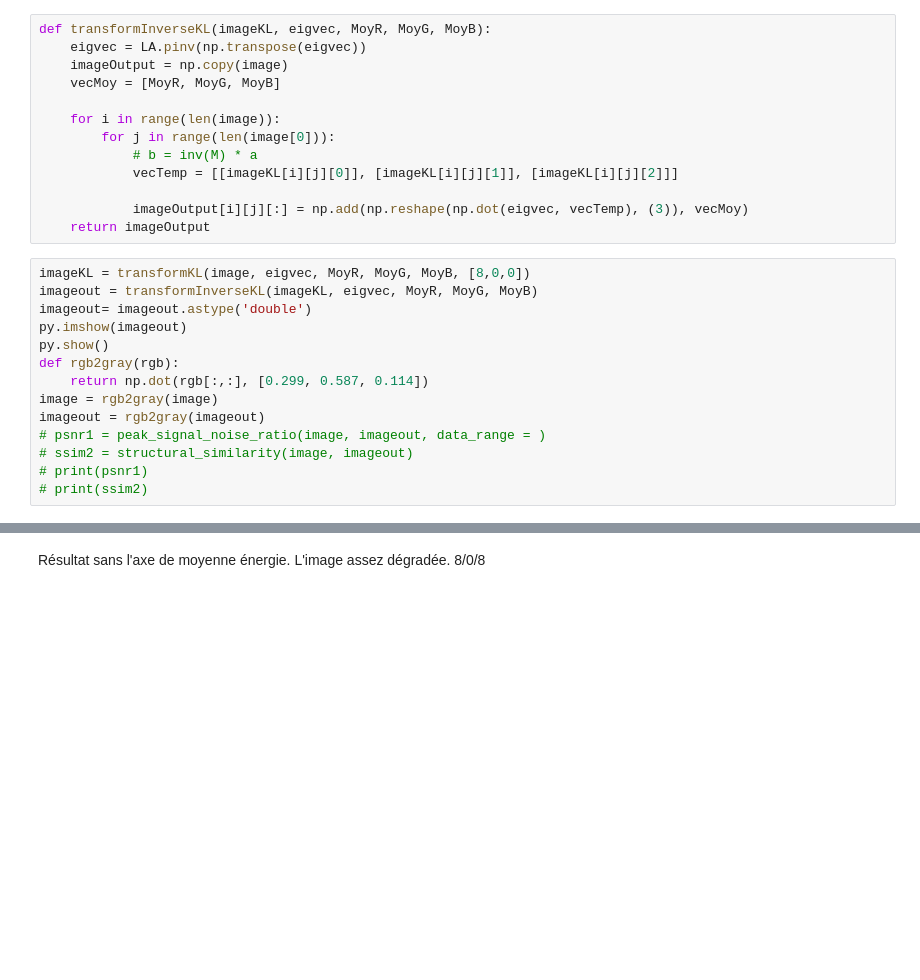
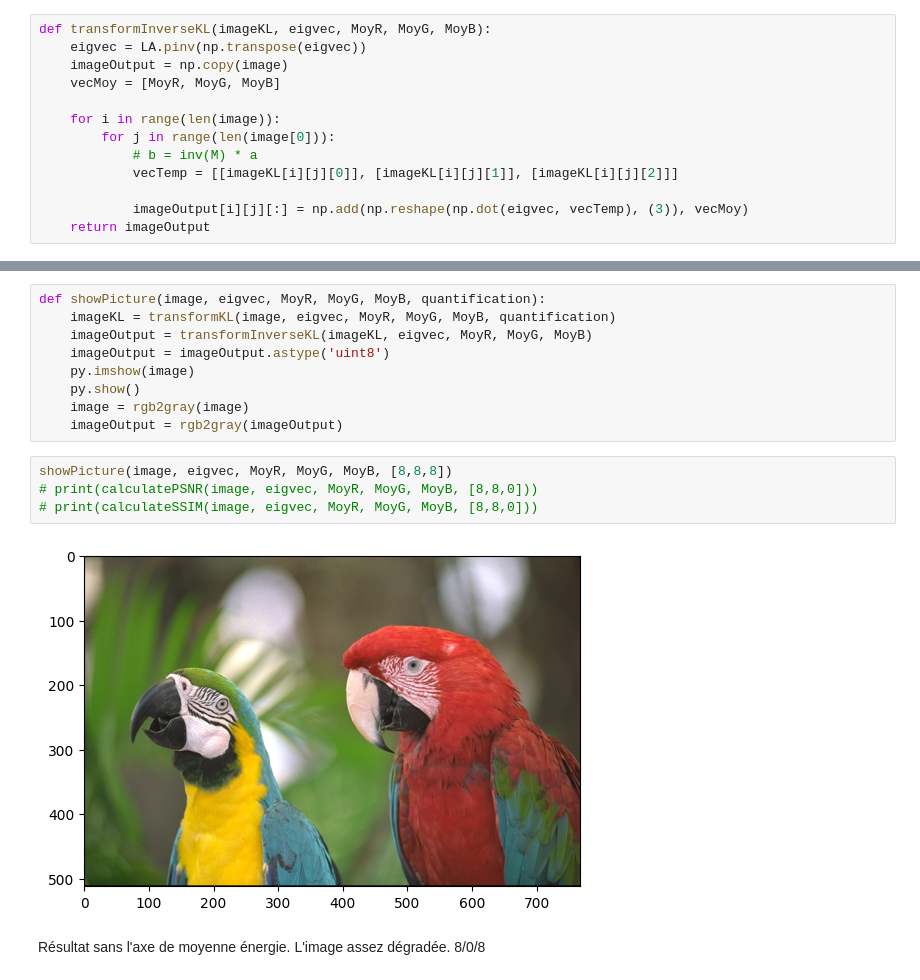
Before and after one commit to Za4khnissi/INF8770, a Jupyter notebook: TP2/transformeKL_RGB.ipynb, the cells around one changed output, grey strips where cells are left out. Drawn from its saved outputs; the diff is of its cells as text; blank space fills up the shorter version.

```diff
--- a/TP2/transformeKL_RGB.ipynb
+++ b/TP2/transformeKL_RGB.ipynb
@@ -129,17 +135,3 @@ def transformInverseKL(imageKL, eigvec, MoyR, MoyG, MoyB):
 
             imageOutput[i][j][:] = np.add(np.reshape(np.dot(eigvec, vecTemp), (3)), vecMoy)
     return imageOutput
-# %%
-imageKL = transformKL(image, eigvec, MoyR, MoyG, MoyB, [8,0,0])
-imageout = transformInverseKL(imageKL, eigvec, MoyR, MoyG, MoyB)
-imageout= imageout.astype('double')
-py.imshow(imageout)
-py.show()
-def rgb2gray(rgb):
-    return np.dot(rgb[:,:], [0.299, 0.587, 0.114])
-image = rgb2gray(image)
-imageout = rgb2gray(imageout)
-# psnr1 = peak_signal_noise_ratio(image, imageout, data_range = )
-# ssim2 = structural_similarity(image, imageout)
-# print(psnr1)
-# print(ssim2)
@@ -150,2 +156,17 @@ ValueError: Since image dtype is floating point, you must specify the data_range
+# %%
+def showPicture(image, eigvec, MoyR, MoyG, MoyB, quantification):
+    imageKL = transformKL(image, eigvec, MoyR, MoyG, MoyB, quantification)
+    imageOutput = transformInverseKL(imageKL, eigvec, MoyR, MoyG, MoyB)
+    imageOutput = imageOutput.astype('uint8')
+    py.imshow(image)
+    py.show()
+    image = rgb2gray(image)
+    imageOutput = rgb2gray(imageOutput)
+# %%
+showPicture(image, eigvec, MoyR, MoyG, MoyB, [8,8,8])
+# print(calculatePSNR(image, eigvec, MoyR, MoyG, MoyB, [8,8,0]))
+# print(calculateSSIM(image, eigvec, MoyR, MoyG, MoyB, [8,8,0]))
+# %% [output]
+[figure, added]
 # %% [markdown]
 Résultat sans l'axe de moyenne énergie. L'image assez dégradée. 8/0/8
```
Also changed, not shown: parts of 8 cells of this notebook.
